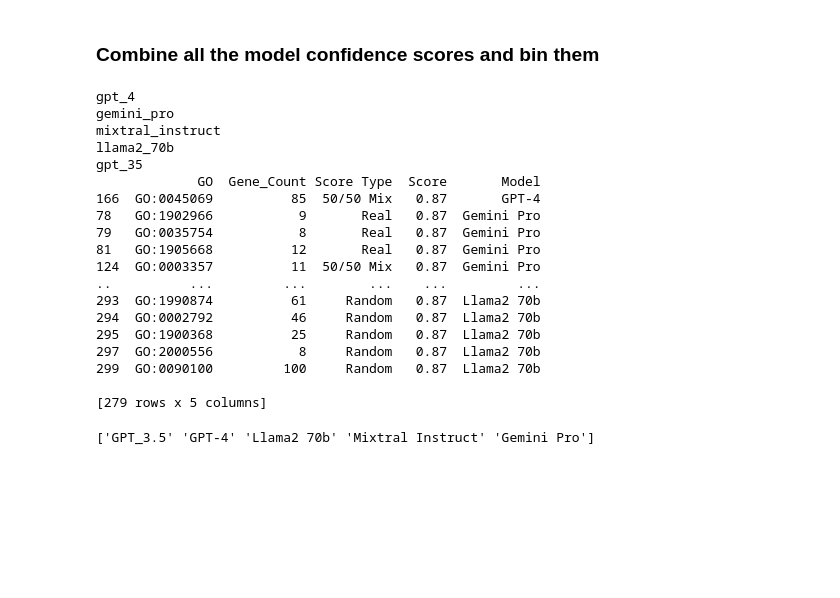
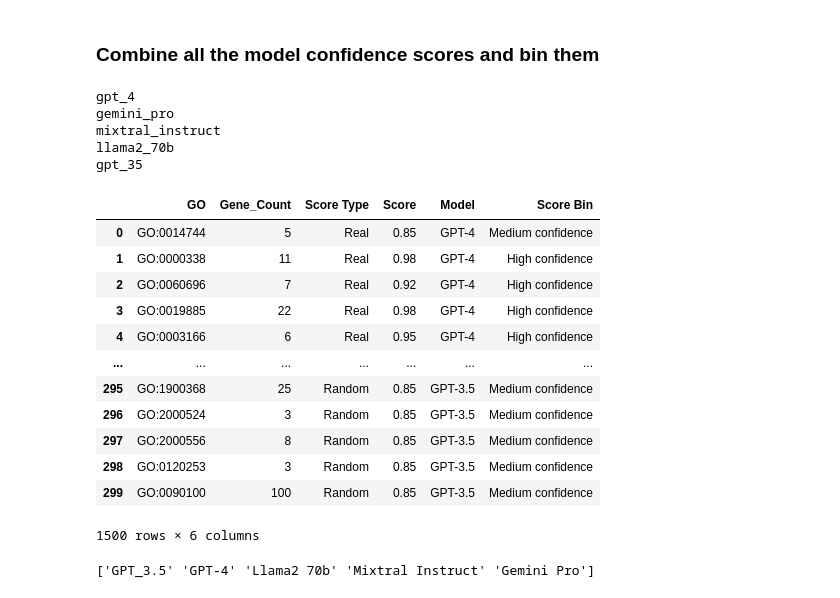
Before and after one commit to idekerlab/llm_evaluation_for_gene_set_interpretation, a Jupyter notebook: 3B-2.[model compare]Check_confidence_scoring_metrics.ipynb, the cells around one changed output. Cells and saved outputs as stored; diff of their text form; code cells hidden in the pictures; blank space fills up the shorter version.

```diff
--- a/3B-2.[model compare]Check_confidence_scoring_metrics.ipynb
+++ b/3B-2.[model compare]Check_confidence_scoring_metrics.ipynb
@@ -256,44 +256,42 @@ oddsratio, p_value
 # %%
 combine_df = pd.DataFrame()
 for file in result_files:
     df = pd.read_csv(file, sep='\t')
     long_scores = melt_score_df(df)
 
     model_name = '_'.join(file.split('/')[-1].split('.')[0].split('_')[-2:])
     print(model_name)
 
     # map the model name to my own choice of names
     long_scores['Model'] = model_name
     combine_df = pd.concat([combine_df, long_scores])
+combine_df['Score Bin'] = pd.cut(combine_df['Score'], bins=[-np.inf, 0, 0.81, 0.86, np.inf], labels=['Name not assigned', 'Low confidence', 'Medium confidence', 'High confidence'])
 
 new_model_name = {'gpt_4': 'GPT-4', 'gemini_pro': 'Gemini Pro','gpt_35':'GPT-3.5', 'mixtral_instruct': 'Mixtral Instruct', 'llama2_70b': 'Llama2 70b'}
 combine_df['Model'] = combine_df['Model'].map(new_model_name)
 
-
-# And to check for a score of 0.87, which should be in 'High Score':
-print(combine_df[combine_df['Score'] == 0.87])
+# combine_df
 
 combine_df.to_csv('./data/GO_term_analysis/model_compare/combined_scores_df.tsv', sep='\t', index=False)
 # %% [output]
 gpt_4
 gemini_pro
 mixtral_instruct
 llama2_70b
 gpt_35
-             GO  Gene_Count Score Type  Score       Model
-166  GO:0045069          85  50/50 Mix   0.87       GPT-4
-78   GO:1902966           9       Real   0.87  Gemini Pro
-79   GO:0035754           8       Real   0.87  Gemini Pro
-81   GO:1905668          12       Real   0.87  Gemini Pro
-124  GO:0003357          11  50/50 Mix   0.87  Gemini Pro
-..          ...         ...        ...    ...         ...
-293  GO:1990874          61     Random   0.87  Llama2 70b
-294  GO:0002792          46     Random   0.87  Llama2 70b
-295  GO:1900368          25     Random   0.87  Llama2 70b
-297  GO:2000556           8     Random   0.87  Llama2 70b
-299  GO:0090100         100     Random   0.87  Llama2 70b
-
-[279 rows x 5 columns]
+|  | GO | Gene_Count | Score Type | Score | Model | Score Bin |
+| 0 | GO:0014744 | 5 | Real | 0.85 | GPT-4 | Medium confidence |
+| 1 | GO:0000338 | 11 | Real | 0.98 | GPT-4 | High confidence |
+| 2 | GO:0060696 | 7 | Real | 0.92 | GPT-4 | High confidence |
+| 3 | GO:0019885 | 22 | Real | 0.98 | GPT-4 | High confidence |
+| 4 | GO:0003166 | 6 | Real | 0.95 | GPT-4 | High confidence |
+| ... | ... | ... | ... | ... | ... | ... |
+| 295 | GO:1900368 | 25 | Random | 0.85 | GPT-3.5 | Medium confidence |
+| 296 | GO:2000524 | 3 | Random | 0.85 | GPT-3.5 | Medium confidence |
+| 297 | GO:2000556 | 8 | Random | 0.85 | GPT-3.5 | Medium confidence |
+| 298 | GO:0120253 | 3 | Random | 0.85 | GPT-3.5 | Medium confidence |
+| 299 | GO:0090100 | 100 | Random | 0.85 | GPT-3.5 | Medium confidence |
+1500 rows × 6 columns
 # %%
 print(combine_df['Model'].unique())
 # %% [output]
```
